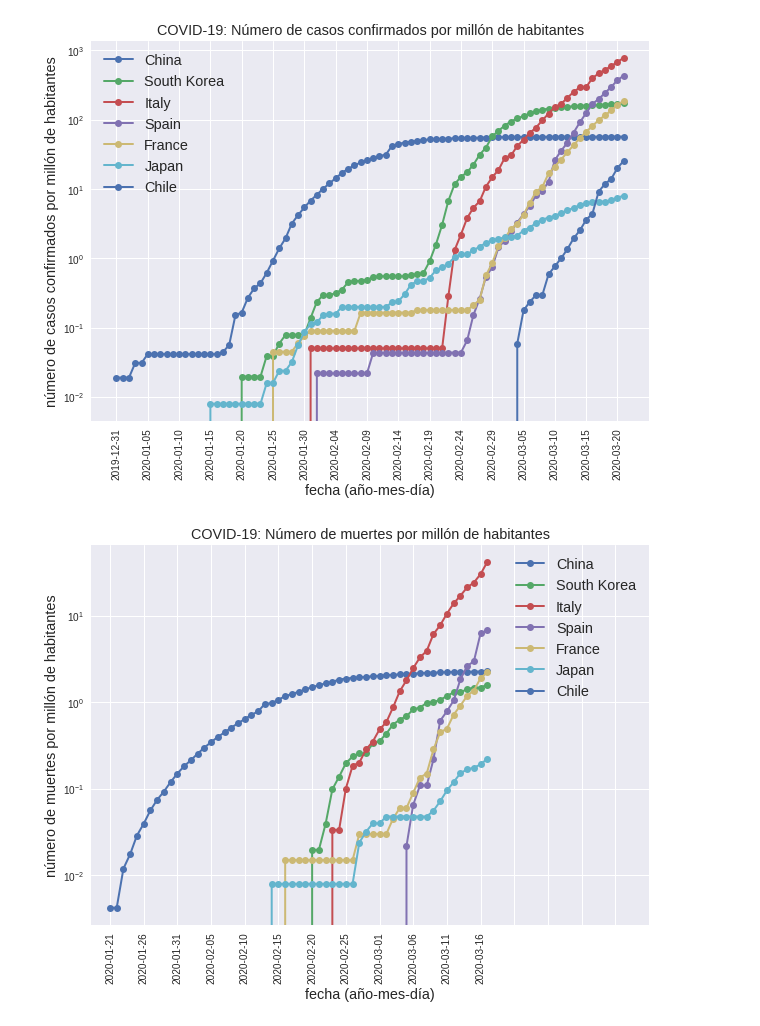
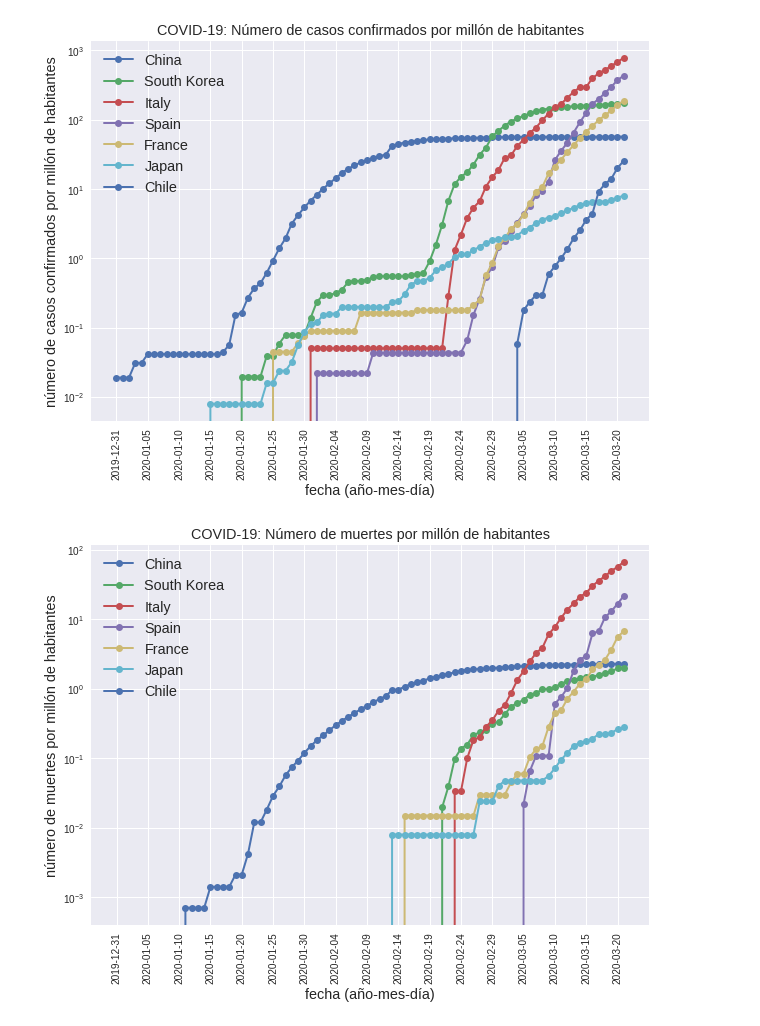
Before and after one commit to alonsosilvaallende/COVID-19, a Jupyter notebook: COVID_19_Chile_vs_Several.ipynb, the cells around one changed output. Drawn from its saved outputs; the diff is of its cells as text; code cells hidden in the pictures.

```diff
--- a/COVID_19_Chile_vs_Several.ipynb
+++ b/COVID_19_Chile_vs_Several.ipynb
@@ -11,7 +11,7 @@ known_cases = pd.read_csv("https://covid.ourworldindata.org/data/ecdc/total_case
 known_cases = known_cases.fillna(method='pad')
 known_cases = known_cases.fillna(0)
 # %%
-deaths = pd.read_csv("https://covid.ourworldindata.org/data/total_deaths.csv", index_col='date')
+deaths = pd.read_csv("https://covid.ourworldindata.org/data/ecdc/total_deaths.csv", index_col='date')
 deaths = deaths.fillna(0)
 # %%
 countries_list = ['China', 'South Korea', 'Italy', 'Spain', 'France', 'Japan', 'Chile']
@@ -37,16 +37,16 @@ plt.show()
 # %%
 fig, ax = plt.subplots(figsize=(10,7))
 
 for i, country in enumerate(countries_list):
   plt.plot(deaths[country]/population[i], label=country, linewidth=2, marker='o')
 
 ax.set_title('COVID-19: Número de muertes por millón de habitantes', fontsize='x-large')
 ax.set_xlabel('fecha (año-mes-día)', fontsize='x-large')
 ax.set_ylabel('número de muertes por millón de habitantes', fontsize='x-large')
-ax.set_xticks(np.arange(0, len(known_cases['Italy']),5))
+ax.set_xticks(np.arange(0, len(deaths['Italy']),5))
 plt.xticks(rotation=90)
 plt.legend(fontsize='x-large')
 plt.yscale("log")
 plt.show()
 # %% [output]
-[figure, old version]
+[figure, new version]
```
